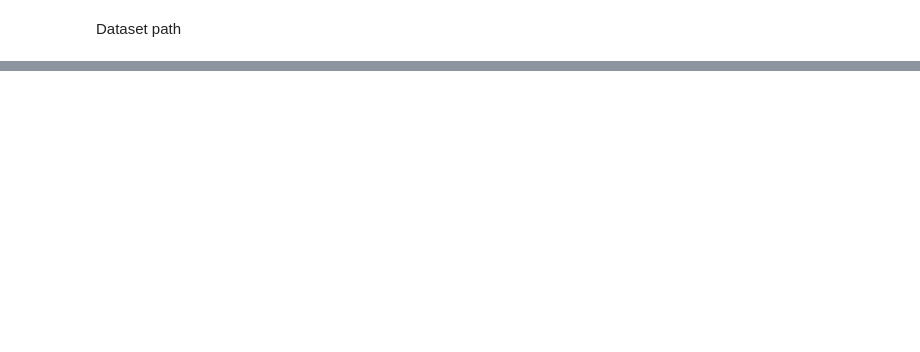
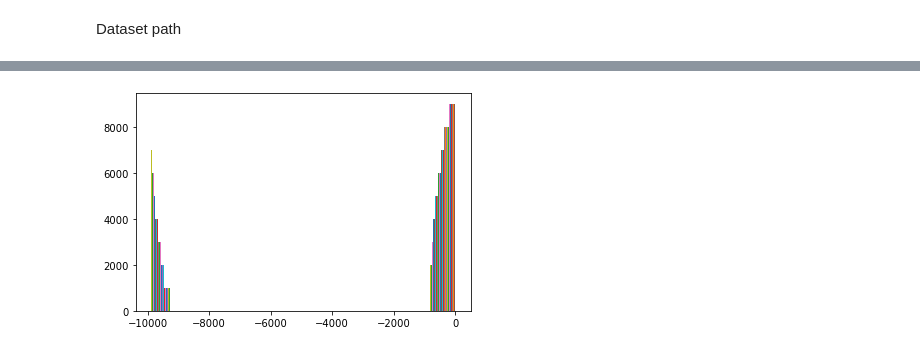
Before and after one commit to eceboran/3D_houses, a Jupyter notebook: plot_single_file.ipynb, the cells around one changed output, grey strips where cells are left out. Cells and saved outputs as stored; diff of their text form; code cells hidden in the pictures; blank space fills up the shorter version.

```diff
--- a/plot_single_file.ipynb
+++ b/plot_single_file.ipynb
@@ -44,0 +87,2 @@ os.listdir(data_selected_folder_path)
+# %%
+layer = img.read(1)
@@ -44,0 +105,5 @@ os.listdir(data_selected_folder_path)
+# %%
+plt.hist(layer)
+plt.show()
+# %% [output]
+[figure, added]
```
Also changed, not shown: parts of 35 cells of this notebook.
